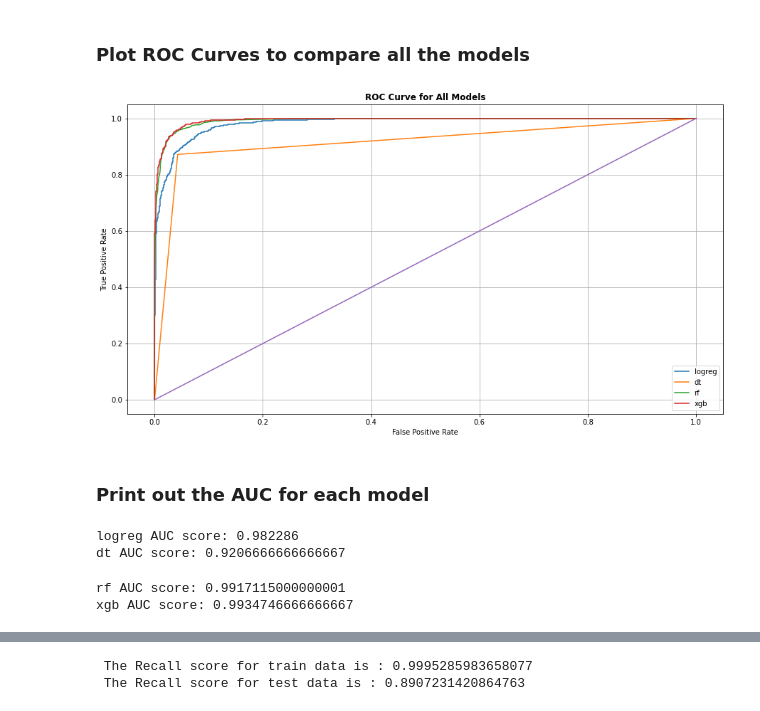
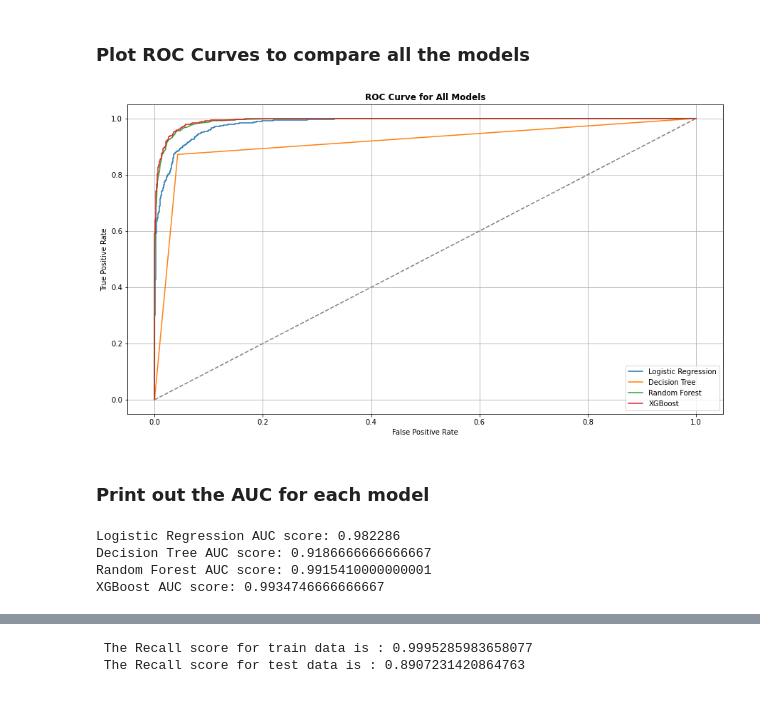
Before and after one commit to EngBrian/Air_Quality_Assessment_Project, a Jupyter notebook: index.ipynb, the cells around one changed output, grey strips where cells are left out. Drawn from its saved outputs; the diff is of its cells as text; code cells hidden in the pictures.

```diff
--- a/index.ipynb
+++ b/index.ipynb
@@ -529,11 +529,10 @@ I will begin by performing cross-validation with each model and use f1_macro as
 # %%
-
-# define function
-
+# Define function
 def cv_models(X, y):
+    # Flatten y to avoid DataConversionWarning
+    y = y.values.ravel() if hasattr(y, 'values') else y.ravel()
 
     # Instantiate models
-
     logreg = LogisticRegression()
     dt = DecisionTreeClassifier()
     rf = RandomForestClassifier()
@@ -554,11 +553,10 @@ def cv_models(X, y):
     return results
 
 # Call the function
-
 X_train_resampled_ref = X_train_resampled_df[['CO', 'NO2', 'SO2', 'Population_Density','Proximity_to_Industrial_Areas']]
 cv_scores = cv_models(X_train_resampled_ref, y_train_resampled_df)
 
 # Print the results
 for model, score in cv_scores.items():
-    print(f' Average F1 Macro Score for {model} = {score}')
+    print(f'Average F1 Macro Score for {model} = {score}')
 # %% [output]
@@ -569,48 +567,56 @@ for model, score in cv_scores.items():
 # %% [markdown]
 ### Plot ROC Curves to compare all the models
 # %%
+
 # Binarize the y_test for ROC curve (assuming 4 classes: 0 to 3)
-y_test_bin = label_binarize(y_test, classes=[0, 1, 2, 3])
+y_test_bin = label_binarize(y_test.values.ravel() if hasattr(y_test, 'values') else y_test.ravel(), classes=[0, 1, 2, 3])
 
-# Define models in a dictionary with names
+# Define models in a dictionary
 models = {
-    'logreg': LogisticRegression(),
-    'dt': DecisionTreeClassifier(),
-    'rf': RandomForestClassifier(),
-    'xgb': XGBClassifier()
+    'Logistic Regression': LogisticRegression(),
+    'Decision Tree': DecisionTreeClassifier(),
+    'Random Forest': RandomForestClassifier(),
+    'XGBoost': XGBClassifier()
 }
-X_test_scaled_ref = X_test_scaled_df[['CO', 'NO2', 'SO2', 'Population_Density','Proximity_to_Industrial_Areas']]
+
+# Select features
+X_test_scaled_ref = X_test_scaled_df[['CO', 'NO2', 'SO2', 'Population_Density', 'Proximity_to_Industrial_Areas']]
+X_train_ref = X_train_resampled_ref
+y_train_ref = y_train_resampled_df.values.ravel() if hasattr(y_train_resampled_df, 'values') else y_train_resampled_df.ravel()
+
 # Plotting ROC curves
 plt.figure(figsize=(15, 8))
 
 for name, model in models.items():
-    model.fit(X_train_resampled_ref, y_train_resampled_df)
+    model.fit(X_train_ref, y_train_ref)
     y_prob = model.predict_proba(X_test_scaled_ref)
 
-    # Flatten for multiclass
+    # Compute ROC curve
     fpr, tpr, _ = roc_curve(y_test_bin.ravel(), y_prob.ravel())
-
 
     plt.plot(fpr, tpr, label=f'{name}')
 
-plt.plot([0, 1], [0, 1])
+plt.plot([0, 1], [0, 1], linestyle='--', color='grey')
 plt.xlabel('False Positive Rate')
 plt.ylabel('True Positive Rate')
-plt.title('ROC Curve for All Models', fontweight = 'bold')
+plt.title('ROC Curve for All Models', fontweight='bold')
 plt.legend()
 plt.grid(True)
 plt.show()
 # %% [output]
-[figure, old version]
+[figure, new version]
 # %% [markdown]
 ### Print out the AUC for each model
 # %%
 # Dictionary to store AUC scores
 auc_scores = {}
 
+# Flatten the target
+y_train_flat = y_train_resampled_df.values.ravel() if hasattr(y_train_resampled_df, 'values') else y_train_resampled_df.ravel()
+
 # Fit models and compute AUC
 for name, model in models.items():
-    model.fit(X_train_resampled_ref, y_train_resampled_df)
+    model.fit(X_train_resampled_ref, y_train_flat)
     y_prob = model.predict_proba(X_test_scaled_ref)
 
     # Compute ROC curve and AUC
@@ -621,7 +627,7 @@ for name, model in models.items():
     auc_scores[name] = auc_score
     print(f'{name} AUC score: {auc_score}')
 # %% [output]
-logreg AUC score: 0.982286
-dt AUC score: 0.9206666666666667
+Logistic Regression AUC score: 0.982286
+Decision Tree AUC score: 0.9186666666666667
+Random Forest AUC score: 0.9915410000000001
+XGBoost AUC score: 0.9934746666666667
-rf AUC score: 0.9917115000000001
-xgb AUC score: 0.9934746666666667
```
Also changed, not shown: parts of 12 cells of this notebook.
